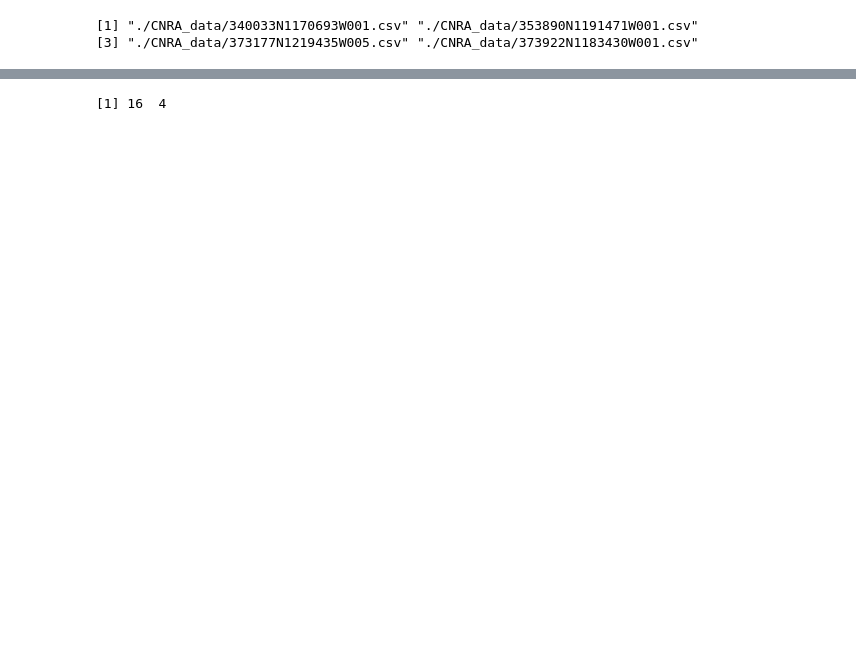
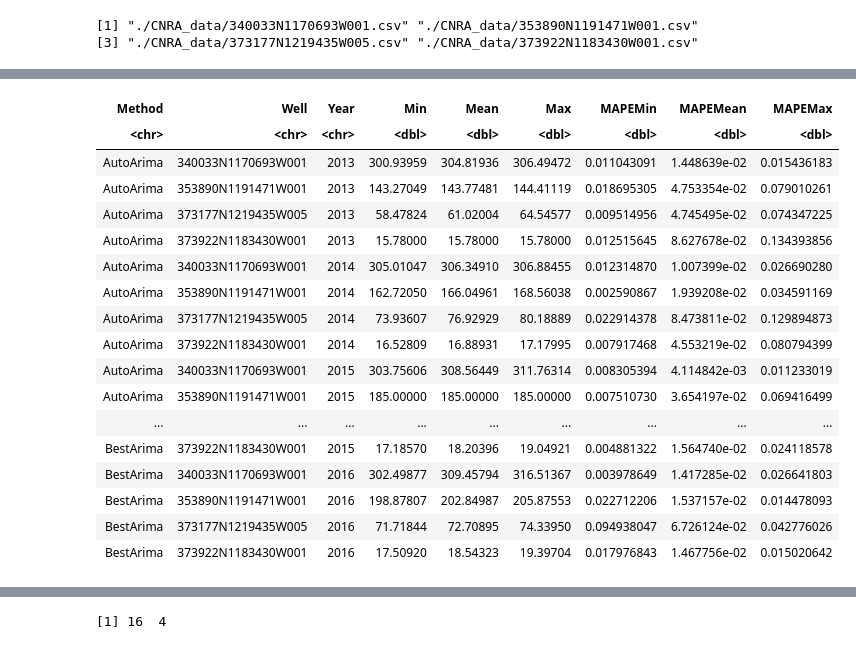
Before and after one commit to eddie-a-salinas/CA-Hydrology-W210-SP2022, a Jupyter notebook: CNRA_work_R.ipynb, the cells around one changed output, grey strips where cells are left out. Cells and saved outputs as stored; diff of their text form; code cells hidden in the pictures; blank space fills up the shorter version.

```diff
--- a/CNRA_work_R.ipynb
+++ b/CNRA_work_R.ipynb
@@ -249,0 +291,4 @@ Warning message in if (prediction_auto_arima == 0) {:
+# %%
+colnames(real_data)=c("Well","Year","Idx","Value")
+real_data$Value=as.numeric(real_data$Value)
+head(real_data)
@@ -249,0 +305,4 @@ Warning message in if (prediction_auto_arima == 0) {:
+# %%
+colnames(predictions_df)=c("Well","Year","PredictionIdx","Method","Prediction")
+predictions_df$Prediction=as.numeric(predictions_df$Prediction)
+predictions_df
@@ -249,0 +329,57 @@ Warning message in if (prediction_auto_arima == 0) {:
+# %%
+methods=c("AutoArima","BestArima")
+mmm_df=data.frame(
+    Method=c(),
+    Well=c(),
+    Year=c(),
+    Min=c(),
+    Mean=c(),
+    Max=c()
+)
+for(m in methods) {
+    for(year in seq(min(predictions_df$Year),max(predictions_df$Year))) {
+        for(well in unique(predictions_df$Well)) {
+            rows_of_interest=predictions_df[predictions_df$Year==year,]
+            rows_of_interest=rows_of_interest[rows_of_interest$Well==well,]
+            rows_of_interest=rows_of_interest[rows_of_interest$Method==m,]
+            #print(rows_of_interest)
+            the_min=min(as.numeric(rows_of_interest$Prediction))
+            the_mean=mean(as.numeric(rows_of_interest$Prediction))
+            the_max=max(as.numeric(rows_of_interest$Prediction))
+            temp_row=c(m,well,year,the_min,the_mean,the_max)
+            mmm_df=rbind(mmm_df,temp_row)
+            }
+        }
+    }
+colnames(mmm_df)=c("Method","Well","Year","Min","Mean","Max")
+mmm_df$Min=as.numeric(mmm_df$Min)
+mmm_df$Mean=as.numeric(mmm_df$Mean)
+mmm_df$Max=as.numeric(mmm_df$Max)
+mmm_file="CNRA_MinMeanMax.csv"
+
+getMape=function(actual,predicted) {
+    numerator=actual-predicted
+    denominator=actual
+    mape=abs(numerator/denominator)
+    return(mape)
+}
+mape_min_vec=c()
+mape_mean_vec=c()
+mape_max_vec=c()
+for(row_idx in 1:dim(mmm_df)[1]) {
+    #print(row_idx)
+    this_row_well=mmm_df[row_idx,"Well"]
+    this_row_year=mmm_df[row_idx,"Year"]
+    actual_values_well=real_data[real_data$Well==this_row_well,]
+    acual_values_well_year_rows=actual_values_well[actual_values_well$Year==this_row_year,]
+    actual_values=as.numeric(acual_values_well_year_rows$Value)
+    mape_min_vec=c(mape_min_vec,getMape(min(actual_values),mmm_df[row_idx,"Min"]))
+    mape_mean_vec=c(mape_mean_vec,getMape(mean(actual_values),mmm_df[row_idx,"Mean"]))
+    mape_max_vec=c(mape_max_vec,getMape(max(actual_values),mmm_df[row_idx,"Max"]))
+}
+write.table(mmm_df,mmm_file, append = FALSE, sep = ",")
+mmm_df$MAPEMin=as.numeric(mape_min_vec)
+mmm_df$MAPEMean=as.numeric(mape_mean_vec)
+mmm_df$MAPEMax=as.numeric(mape_max_vec)
+mmm_df
+# %% [output]
@@ -250,2 +387,20 @@ Warning message in if (prediction_auto_arima == 0) {:
+| Method | Well | Year | Min | Mean | Max | MAPEMin | MAPEMean | MAPEMax |
+| <chr> | <chr> | <chr> | <dbl> | <dbl> | <dbl> | <dbl> | <dbl> | <dbl> |
+| AutoArima | 340033N1170693W001 | 2013 | 300.93959 | 304.81936 | 306.49472 | 0.011043091 | 1.448639e-02 | 0.015436183 |
+| AutoArima | 353890N1191471W001 | 2013 | 143.27049 | 143.77481 | 144.41119 | 0.018695305 | 4.753354e-02 | 0.079010261 |
+| AutoArima | 373177N1219435W005 | 2013 | 58.47824 | 61.02004 | 64.54577 | 0.009514956 | 4.745495e-02 | 0.074347225 |
+| AutoArima | 373922N1183430W001 | 2013 | 15.78000 | 15.78000 | 15.78000 | 0.012515645 | 8.627678e-02 | 0.134393856 |
+| AutoArima | 340033N1170693W001 | 2014 | 305.01047 | 306.34910 | 306.88455 | 0.012314870 | 1.007399e-02 | 0.026690280 |
+| AutoArima | 353890N1191471W001 | 2014 | 162.72050 | 166.04961 | 168.56038 | 0.002590867 | 1.939208e-02 | 0.034591169 |
+| AutoArima | 373177N1219435W005 | 2014 | 73.93607 | 76.92929 | 80.18889 | 0.022914378 | 8.473811e-02 | 0.129894873 |
+| AutoArima | 373922N1183430W001 | 2014 | 16.52809 | 16.88931 | 17.17995 | 0.007917468 | 4.553219e-02 | 0.080794399 |
+| AutoArima | 340033N1170693W001 | 2015 | 303.75606 | 308.56449 | 311.76314 | 0.008305394 | 4.114842e-03 | 0.011233019 |
+| AutoArima | 353890N1191471W001 | 2015 | 185.00000 | 185.00000 | 185.00000 | 0.007510730 | 3.654197e-02 | 0.069416499 |
+| ... | ... | ... | ... | ... | ... | ... | ... | ... |
+| BestArima | 373922N1183430W001 | 2015 | 17.18570 | 18.20396 | 19.04921 | 0.004881322 | 1.564740e-02 | 0.024118578 |
+| BestArima | 340033N1170693W001 | 2016 | 302.49877 | 309.45794 | 316.51367 | 0.003978649 | 1.417285e-02 | 0.026641803 |
+| BestArima | 353890N1191471W001 | 2016 | 198.87807 | 202.84987 | 205.87553 | 0.022712206 | 1.537157e-02 | 0.014478093 |
+| BestArima | 373177N1219435W005 | 2016 | 71.71844 | 72.70895 | 74.33950 | 0.094938047 | 6.726124e-02 | 0.042776026 |
+| BestArima | 373922N1183430W001 | 2016 | 17.50920 | 18.54323 | 19.39704 | 0.017976843 | 1.467756e-02 | 0.015020642 |
 # %%
 colnames(rmsedata_df)=c("Well","Year","AutoArimaRMSE","BestARIMARMSE")
```
Also changed, not shown: parts of 17 cells of this notebook.
